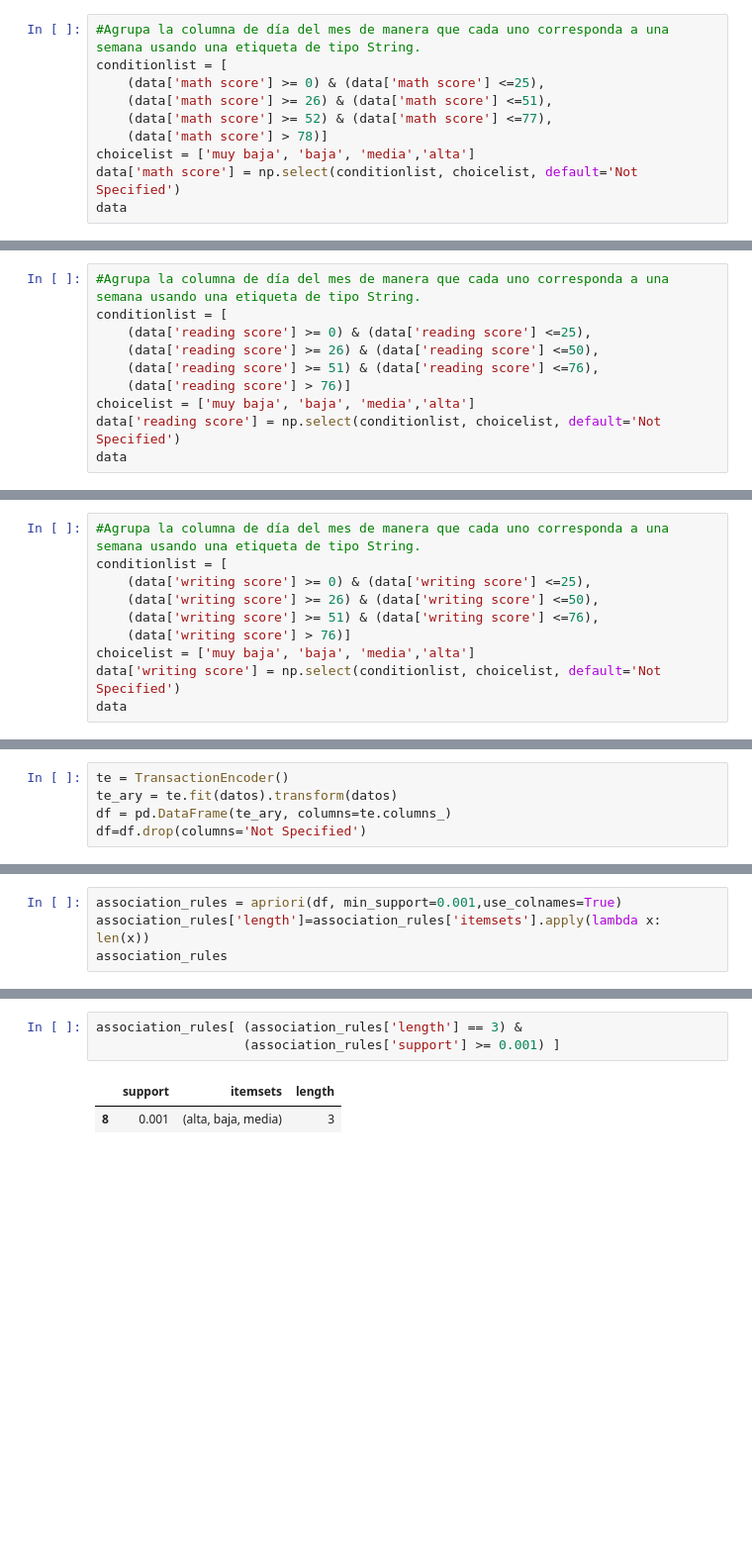
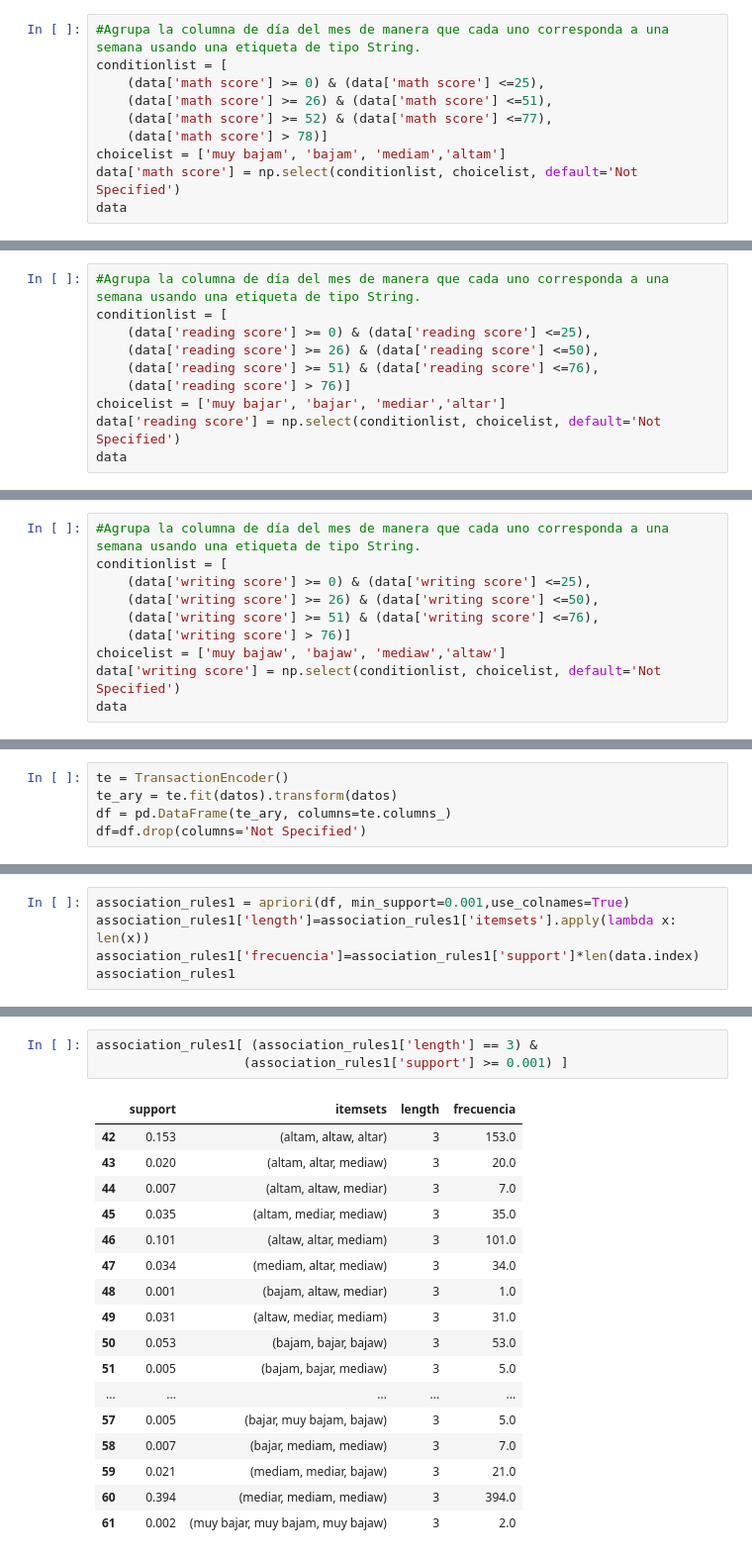
Before and after one commit to roig7/Practicamining2, a Jupyter notebook: LAB02-GRUPORoigChavarri/Practica1Asociacion.ipynb, the cells around one changed output, grey strips where cells are left out. Shown at 99% size. Cells and saved outputs as stored; diff of their text form; blank space fills up the shorter version.

Commit message:
diferencia soporte frecuencia

```diff
--- a/LAB02-GRUPORoigChavarri/Practica1Asociacion.ipynb
+++ b/LAB02-GRUPORoigChavarri/Practica1Asociacion.ipynb
@@ -31,7 +33,7 @@ conditionlist = [
     (data['math score'] >= 26) & (data['math score'] <=51),
     (data['math score'] >= 52) & (data['math score'] <=77),
     (data['math score'] > 78)]
-choicelist = ['muy baja', 'baja', 'media','alta']
+choicelist = ['muy bajam', 'bajam', 'mediam','altam']
 data['math score'] = np.select(conditionlist, choicelist, default='Not Specified')
 data
 # %% [output]
@@ -55,7 +57,7 @@ conditionlist = [
     (data['reading score'] >= 26) & (data['reading score'] <=50),
     (data['reading score'] >= 51) & (data['reading score'] <=76),
     (data['reading score'] > 76)]
-choicelist = ['muy baja', 'baja', 'media','alta']
+choicelist = ['muy bajar', 'bajar', 'mediar','altar']
 data['reading score'] = np.select(conditionlist, choicelist, default='Not Specified')
 data
 # %% [output]
@@ -79,7 +81,7 @@ conditionlist = [
     (data['writing score'] >= 26) & (data['writing score'] <=50),
     (data['writing score'] >= 51) & (data['writing score'] <=76),
     (data['writing score'] > 76)]
-choicelist = ['muy baja', 'baja', 'media','alta']
+choicelist = ['muy bajaw', 'bajaw', 'mediaw','altaw']
 data['writing score'] = np.select(conditionlist, choicelist, default='Not Specified')
 data
 # %% [output]
@@ -118,5 +120,6 @@ Primera Configuracion
 # %%
-association_rules = apriori(df, min_support=0.001,use_colnames=True)
-association_rules['length']=association_rules['itemsets'].apply(lambda x: len(x))
-association_rules
+association_rules1 = apriori(df, min_support=0.001,use_colnames=True)
+association_rules1['length']=association_rules1['itemsets'].apply(lambda x: len(x))
+association_rules1['frecuencia']=association_rules1['support']*len(data.index)
+association_rules1
 # %% [output]
@@ -164,6 +193,21 @@ association_rules[ (association_rules['length'] == 1) &
 # %%
-association_rules[ (association_rules['length'] == 3) &
-                   (association_rules['support'] >= 0.001) ]
+association_rules1[ (association_rules1['length'] == 3) &
+                   (association_rules1['support'] >= 0.001) ]
 # %% [output]
-|  | support | itemsets | length |
-| 8 | 0.001 | (alta, baja, media) | 3 |
+|  | support | itemsets | length | frecuencia |
+| 42 | 0.153 | (altam, altaw, altar) | 3 | 153.0 |
+| 43 | 0.020 | (altam, altar, mediaw) | 3 | 20.0 |
+| 44 | 0.007 | (altam, altaw, mediar) | 3 | 7.0 |
+| 45 | 0.035 | (altam, mediar, mediaw) | 3 | 35.0 |
+| 46 | 0.101 | (altaw, altar, mediam) | 3 | 101.0 |
+| 47 | 0.034 | (mediam, altar, mediaw) | 3 | 34.0 |
+| 48 | 0.001 | (bajam, altaw, mediar) | 3 | 1.0 |
+| 49 | 0.031 | (altaw, mediar, mediam) | 3 | 31.0 |
+| 50 | 0.053 | (bajam, bajar, bajaw) | 3 | 53.0 |
+| 51 | 0.005 | (bajam, bajar, mediaw) | 3 | 5.0 |
+| ... | ... | ... | ... | ... |
+| 57 | 0.005 | (bajar, muy bajam, bajaw) | 3 | 5.0 |
+| 58 | 0.007 | (bajar, mediam, mediaw) | 3 | 7.0 |
+| 59 | 0.021 | (mediam, mediar, bajaw) | 3 | 21.0 |
+| 60 | 0.394 | (mediar, mediam, mediaw) | 3 | 394.0 |
+| 61 | 0.002 | (muy bajar, muy bajam, muy bajaw) | 3 | 2.0 |
```
Also changed, not shown: parts of 28 cells of this notebook.
